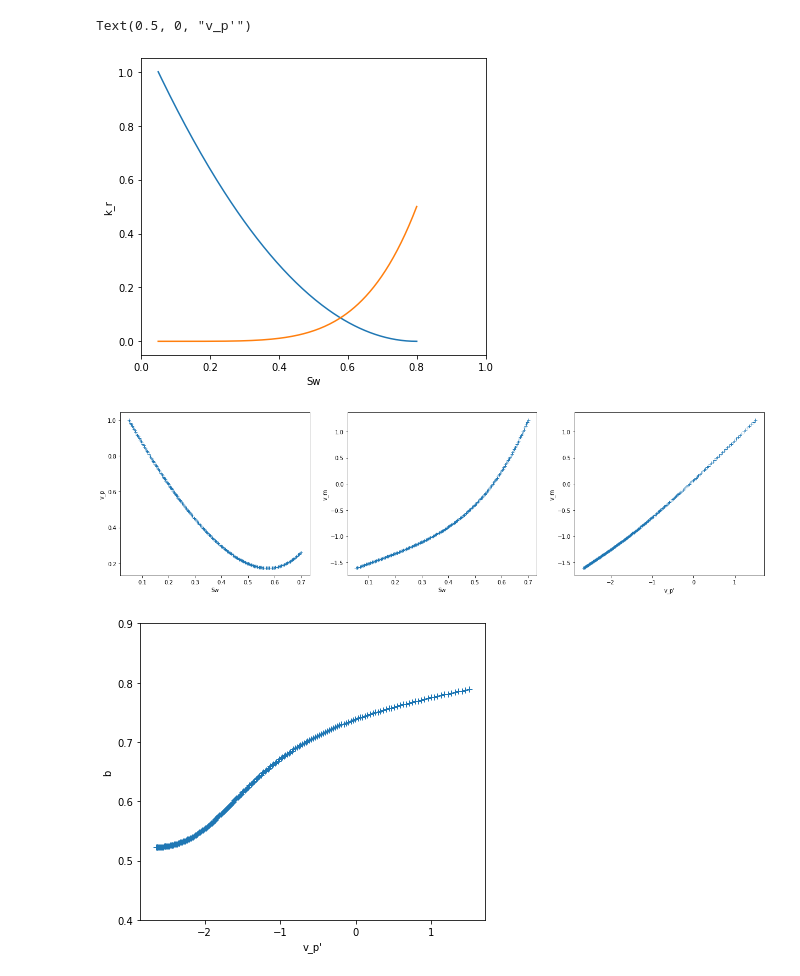
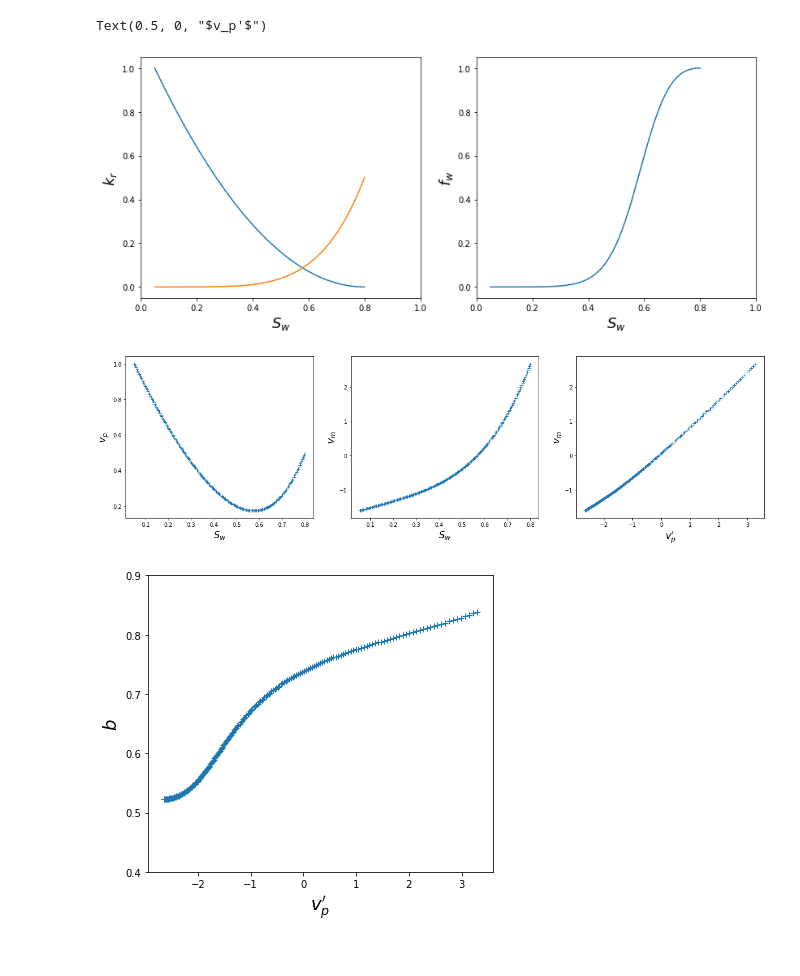
Before and after one commit to thomaram/Co-moving-velocity, a Jupyter notebook: co_move_velocity_plt.ipynb, the cells around one changed output. Drawn from its saved outputs; the diff is of its cells as text; code cells hidden in the pictures.

Commit message:
Updates to plots
 Changes to be committed:
	modified:   co_move_velocity_plt.ipynb

```diff
--- a/co_move_velocity_plt.ipynb
+++ b/co_move_velocity_plt.ipynb
@@ -34,7 +34,7 @@ Swi = 0.05
 kr0_water = 0.5
 kr0_oil = 1
 
-sw = np.linspace(0.7, 0.05, 200)
+sw = np.linspace(1-Sorw, Swi, 200)
 sw2 = np.linspace(1-Sorw, Swi, 200)
 
 
@@ -42,47 +42,55 @@ v_p = (krw_Corey(sw, corey_exp_water, Swi, Sorw, kr0_water)/visc_water +
        kro_Corey(sw, corey_exp_oil, Swi, Sorw, kr0_oil)/visc_oil)
 dv_p = np.diff(v_p)/np.diff(sw)
 
 v_m = (sw[:-1] / visc_water * (np.diff(krw_Corey(sw, corey_exp_water, Swi, Sorw, kr0_water) / sw) / np.diff(sw)) +
         (1-sw[:-1]) / visc_oil * (np.diff(kro_Corey(sw, corey_exp_oil, Swi, Sorw, kr0_oil) / (1-sw)) / np.diff(sw)))
 
 dv_m = np.diff(v_m)/np.diff(dv_p)
 
+f_w = (krw_Corey(sw, corey_exp_water, Swi, Sorw, kr0_water)/visc_water) / v_p
+f_o = (kro_Corey(sw, corey_exp_oil, Swi, Sorw, kr0_oil)/visc_oil) / v_p
 
 plt.figure(figsize=(21,12))
 plt.subplot(231)
 plt.plot(sw2, kro_Corey(sw2, corey_exp_oil, Swi, Sorw, kr0_oil))
 plt.plot(sw2, krw_Corey(sw2, corey_exp_water, Swi, Sorw, kr0_water))
 plt.xlim(0,1)
-plt.ylabel("k_r")
-plt.xlabel("Sw")
+plt.ylabel("$k_r$", fontsize=18)
+plt.xlabel("$S_w$", fontsize=18)
+
+plt.subplot(232)
+plt.plot(sw2, f_w)
+plt.xlim(0,1)
+plt.ylabel("$f_w$", fontsize=18)
+plt.xlabel("$S_w$", fontsize=18)
 
 plt.figure(figsize=(21,12))
 plt.subplot(231)
 plt.plot(sw, v_p, '+')
-plt.ylabel("v_p")
-plt.xlabel("Sw")
+plt.ylabel("$v_p$", fontsize=18)
+plt.xlabel("$S_w$", fontsize=18)
 
 plt.subplot(232)
 plt.plot(sw[:-1], v_m, '+')
-plt.ylabel("v_m")
-plt.xlabel("Sw")
+plt.ylabel("$v_m$", fontsize=18)
+plt.xlabel("$S_w$", fontsize=18)
 
 plt.subplot(233)
 plt.plot(dv_p, v_m, '+')
-plt.ylabel("v_m")
-plt.xlabel("v_p'")
+plt.ylabel("$v_m$", fontsize=18)
+plt.xlabel("$v_p'$", fontsize=18)
 
 plt.figure(figsize=(21,12))
 plt.subplot(231)
 plt.plot(dv_p[:-1], dv_m, '+')
 plt.ylim(0.4,0.9)
-plt.ylabel("b")
-plt.xlabel("v_p'")
+plt.ylabel("$b$", fontsize=18)
+plt.xlabel("$v_p'$", fontsize=18)
 # %% [output]
-Text(0.5, 0, "v_p'")
+Text(0.5, 0, "$v_p'$")
-[figure, old version]
+[figure, new version]
-[figure, old version]
+[figure, new version]
-[figure, old version]
+[figure, new version]
 # %%
 ## LET parameterization
 ## https://frode54.wordpress.com/wp-content/uploads/2018/03/sca2005-32-kr-lomeland-et-al.pdf
```
Also changed, not shown: parts of 3 cells of this notebook.
